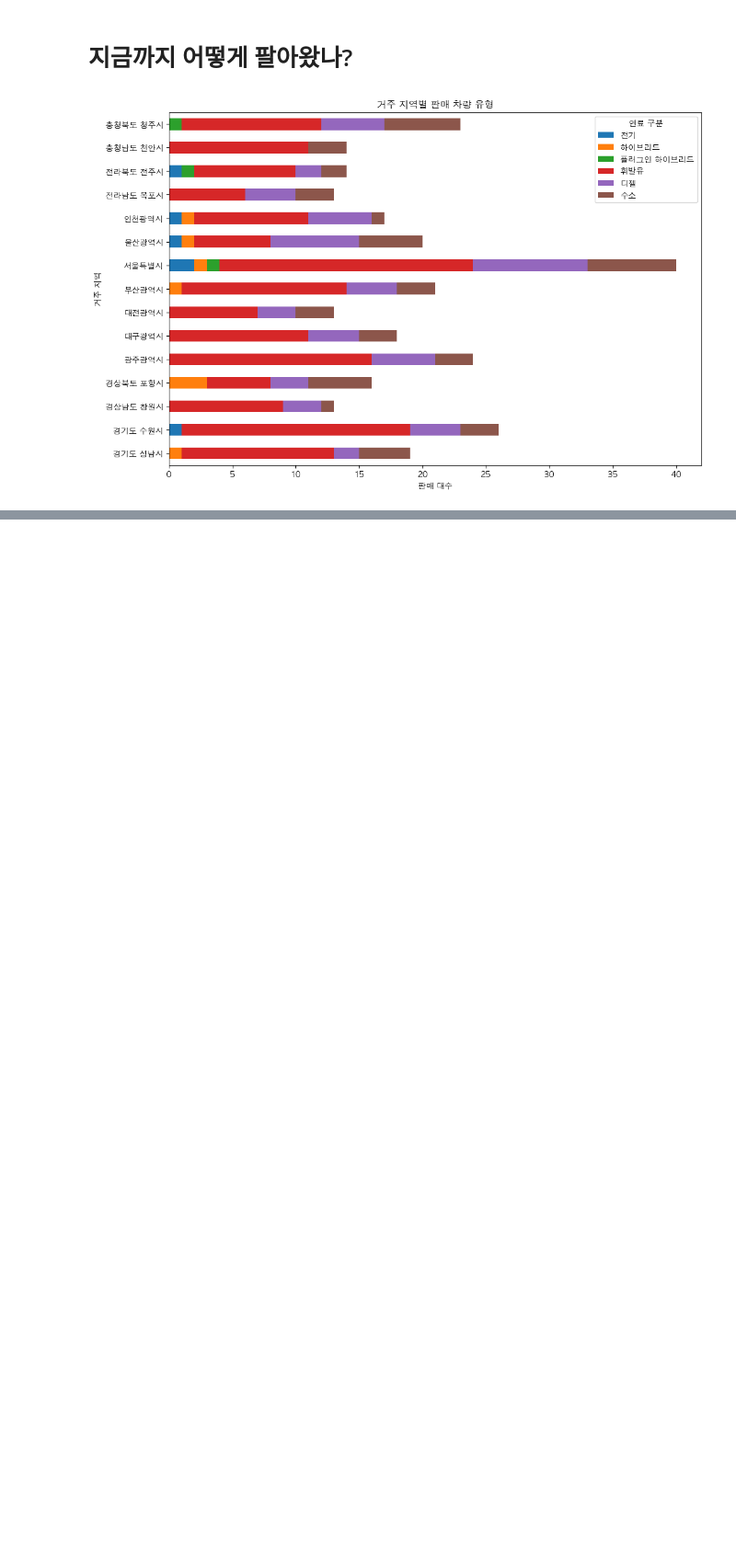
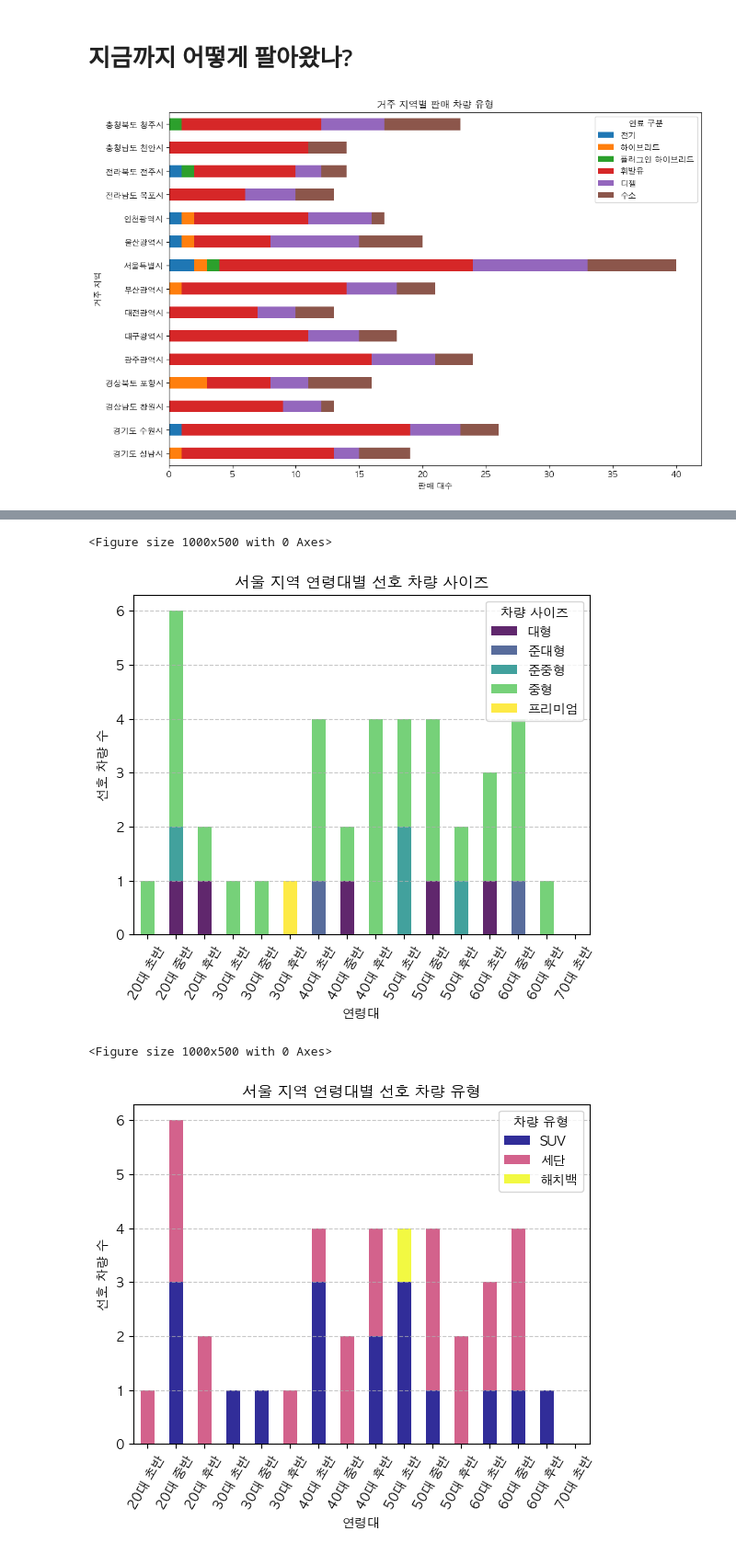
Before and after one commit to codekookiz/mini-project-1, a Jupyter notebook: data_analysis/분석.ipynb, the cells around one changed output, grey strips where cells are left out. Shown at 92% size. Drawn from its saved outputs; the diff is of its cells as text; code cells hidden in the pictures; blank space fills up the shorter version.

```diff
--- a/data_analysis/분석.ipynb
+++ b/data_analysis/분석.ipynb
@@ -85,0 +110,35 @@ plt.show()
+# %%
+# 서울의 나이대에 따른 선호 차량 사이즈 및 유형
+# 서울 지역만 추출
+seoul = df.loc[df["거주 지역"] == "서울특별시", :]
+
+# 연령대별 선호 차량 사이즈 및 유형 집계
+size_counts = seoul.groupby("연령대")["차량 사이즈"].value_counts().unstack()
+type_counts = seoul.groupby("연령대")["차량 유형"].value_counts().unstack()
+
+# 시각화 - 연령대별 선호 차량 사이즈
+plt.figure(figsize=(10, 5))
+size_counts.plot(kind="bar", stacked=True, colormap="viridis", alpha=0.85)
+plt.title("서울 지역 연령대별 선호 차량 사이즈")
+plt.xlabel("연령대")
+plt.ylabel("선호 차량 수")
+plt.legend(title="차량 사이즈")
+plt.xticks(rotation=60)
+plt.grid(axis="y", linestyle="--", alpha=0.7)
+plt.show()
+
+# 시각화 - 연령대별 선호 차량 유형
+plt.figure(figsize=(10, 5))
+type_counts.plot(kind="bar", stacked=True, colormap="plasma", alpha=0.85)
+plt.title("서울 지역 연령대별 선호 차량 유형")
+plt.xlabel("연령대")
+plt.ylabel("선호 차량 수")
+plt.legend(title="차량 유형")
+plt.xticks(rotation=60)
+plt.grid(axis="y", linestyle="--", alpha=0.7)
+plt.show()
+# %% [output]
+<Figure size 1000x500 with 0 Axes>
+[figure, added]
+<Figure size 1000x500 with 0 Axes>
+[figure, added]
```
Also changed, not shown: parts of 18 cells of this notebook, 14 other files.
